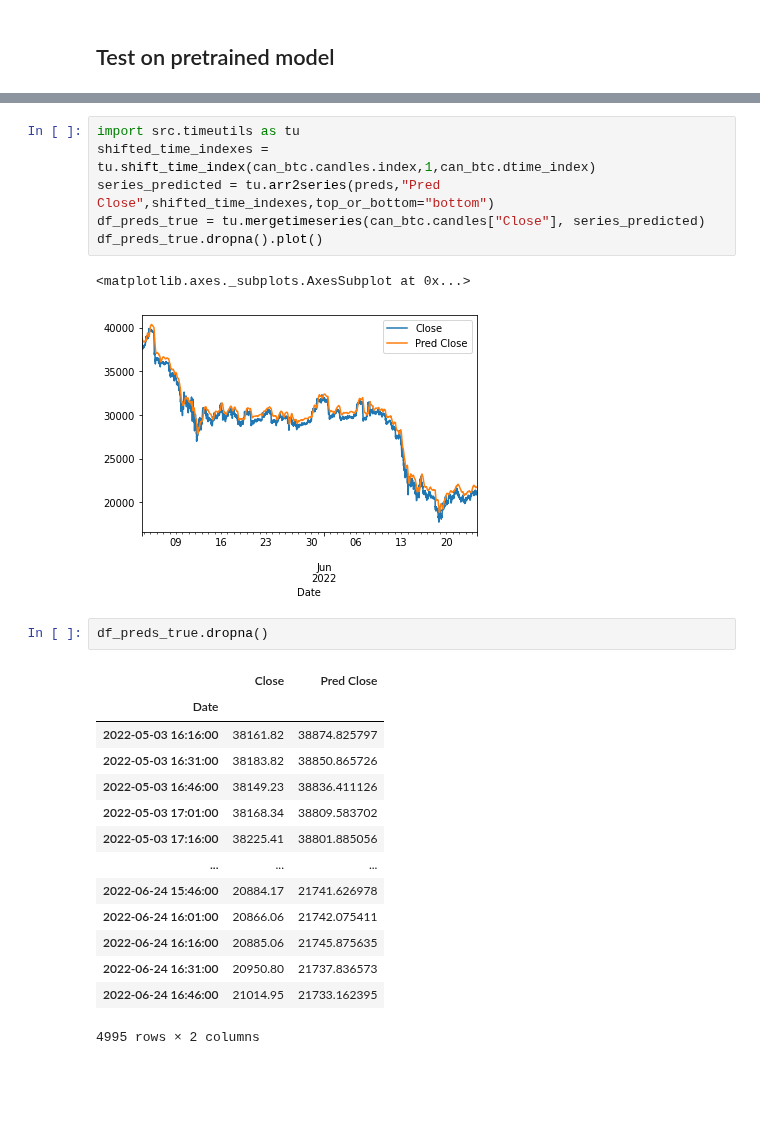
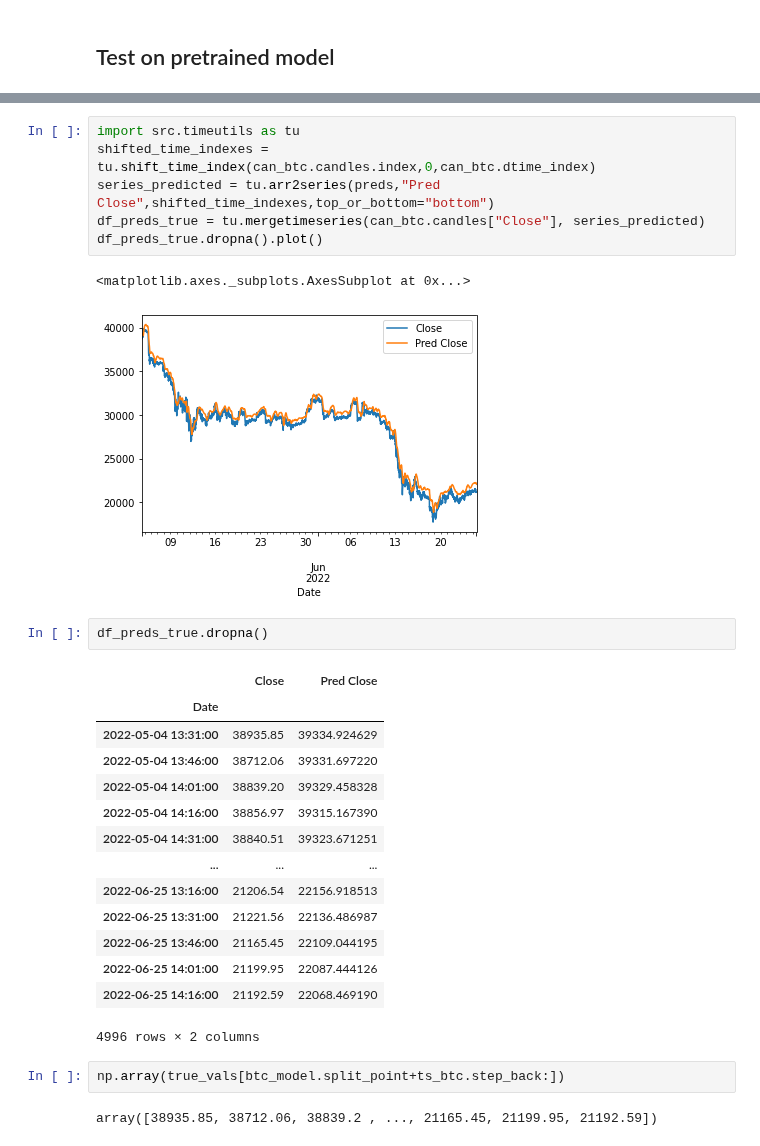
Before and after one commit to gabriele16/sats4u, a Jupyter notebook: colab/LSTM-CNN-BitCoin-Save-Load.ipynb, the cells around one changed output, grey strips where cells are left out. Cells and saved outputs as stored; diff of their text form; blank space fills up the shorter version.

```diff
--- a/colab/LSTM-CNN-BitCoin-Save-Load.ipynb
+++ b/colab/LSTM-CNN-BitCoin-Save-Load.ipynb
@@ -267,29 +251,33 @@ plt.show()
 # %%
 import src.timeutils as tu
-shifted_time_indexes = tu.shift_time_index(can_btc.candles.index,1,can_btc.dtime_index)
+shifted_time_indexes = tu.shift_time_index(can_btc.candles.index,0,can_btc.dtime_index)
 series_predicted = tu.arr2series(preds,"Pred Close",shifted_time_indexes,top_or_bottom="bottom")
 df_preds_true = tu.mergetimeseries(can_btc.candles["Close"], series_predicted)
 df_preds_true.dropna().plot()
 # %% [output]
 <matplotlib.axes._subplots.AxesSubplot at 0x...>
-[figure, old version]
+[figure, new version]
 # %%
 df_preds_true.dropna()
 # %% [output]
 |  | Close | Pred Close |
 | Date |  |  |
-| 2022-05-03 16:16:00 | 38161.82 | 38874.825797 |
-| 2022-05-03 16:31:00 | 38183.82 | 38850.865726 |
-| 2022-05-03 16:46:00 | 38149.23 | 38836.411126 |
-| 2022-05-03 17:01:00 | 38168.34 | 38809.583702 |
-| 2022-05-03 17:16:00 | 38225.41 | 38801.885056 |
+| 2022-05-04 13:31:00 | 38935.85 | 39334.924629 |
+| 2022-05-04 13:46:00 | 38712.06 | 39331.697220 |
+| 2022-05-04 14:01:00 | 38839.20 | 39329.458328 |
+| 2022-05-04 14:16:00 | 38856.97 | 39315.167390 |
+| 2022-05-04 14:31:00 | 38840.51 | 39323.671251 |
 | ... | ... | ... |
-| 2022-06-24 15:46:00 | 20884.17 | 21741.626978 |
-| 2022-06-24 16:01:00 | 20866.06 | 21742.075411 |
-| 2022-06-24 16:16:00 | 20885.06 | 21745.875635 |
-| 2022-06-24 16:31:00 | 20950.80 | 21737.836573 |
-| 2022-06-24 16:46:00 | 21014.95 | 21733.162395 |
+| 2022-06-25 13:16:00 | 21206.54 | 22156.918513 |
+| 2022-06-25 13:31:00 | 21221.56 | 22136.486987 |
+| 2022-06-25 13:46:00 | 21165.45 | 22109.044195 |
+| 2022-06-25 14:01:00 | 21199.95 | 22087.444126 |
+| 2022-06-25 14:16:00 | 21192.59 | 22068.469190 |
-4995 rows × 2 columns
+4996 rows × 2 columns
+# %%
+np.array(true_vals[btc_model.split_point+ts_btc.step_back:])
+# %% [output]
+array([38935.85, 38712.06, 38839.2 , ..., 21165.45, 21199.95, 21192.59])
 # %%
 total_wallet_history, single_wallet_history, wallet = ts_btc.backtest(preds, true_vals, btc_model.split_point, ts_btc.step_back, fee=0.025)
 print('Total earned', wallet)
```
Also changed, not shown: parts of 29 cells of this notebook, 3 other files.
